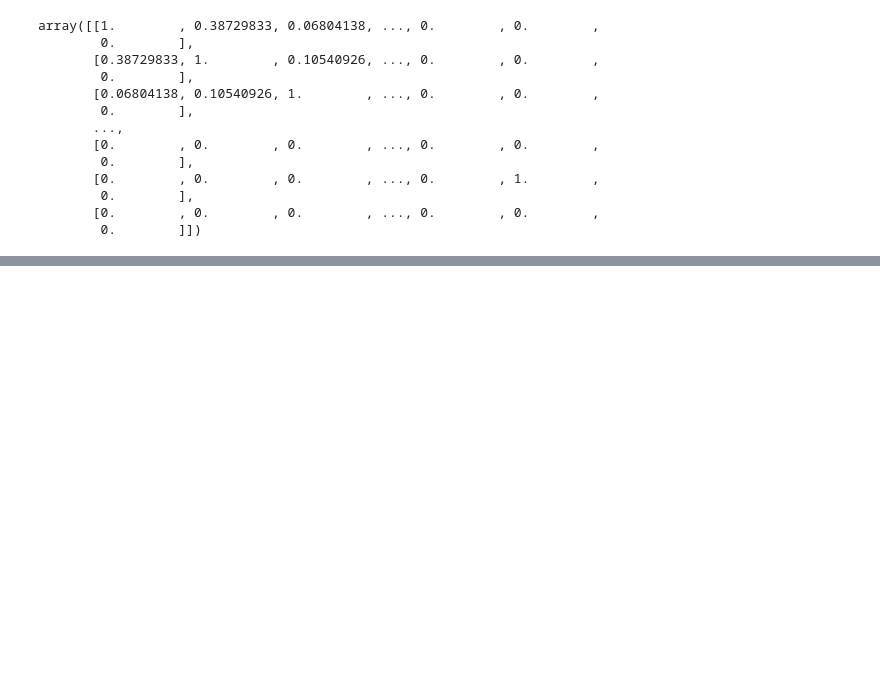
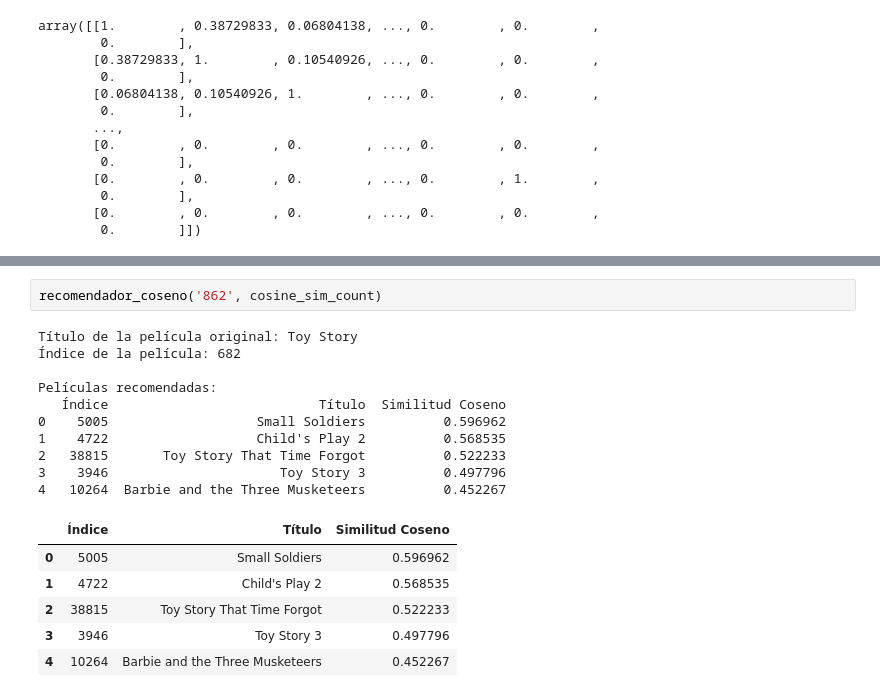
Before and after one commit to juankquintana/proyecto_recomendacion_peliculas, a Jupyter notebook: JCQ Proyecto_Peliculas_ANS copy.ipynb, the cells around one changed output, grey strips where cells are left out. Cells and saved outputs as stored; diff of their text form; blank space fills up the shorter version.

Commit message:
Recomendacion de Coseno

```diff
--- a/JCQ Proyecto_Peliculas_ANS copy.ipynb
+++ b/JCQ Proyecto_Peliculas_ANS copy.ipynb
@@ -479,0 +510,19 @@ array([[1.        , 0.38729833, 0.06804138, ..., 0.        , 0.        ,
+# %%
+recomendador_coseno('862', cosine_sim_count)
+# %% [output]
+Título de la película original: Toy Story
+Índice de la película: 682
+
+Películas recomendadas:
+   Índice                           Título  Similitud Coseno
+0    5005                   Small Soldiers          0.596962
+1    4722                   Child's Play 2          0.568535
+2   38815       Toy Story That Time Forgot          0.522233
+3    3946                      Toy Story 3          0.497796
+4   10264  Barbie and the Three Musketeers          0.452267
+|  | Índice | Título | Similitud Coseno |
+| 0 | 5005 | Small Soldiers | 0.596962 |
+| 1 | 4722 | Child's Play 2 | 0.568535 |
+| 2 | 38815 | Toy Story That Time Forgot | 0.522233 |
+| 3 | 3946 | Toy Story 3 | 0.497796 |
+| 4 | 10264 | Barbie and the Three Musketeers | 0.452267 |
```
Also changed, not shown: parts of 14 cells of this notebook.
